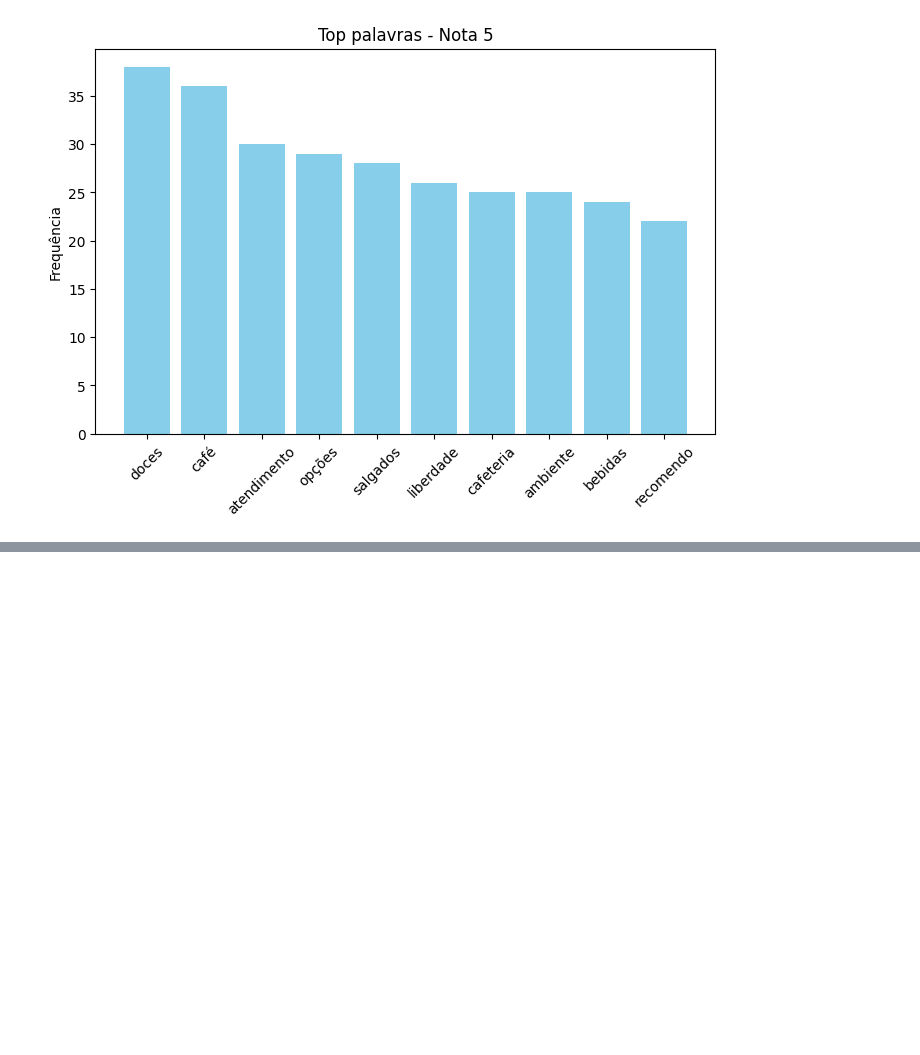
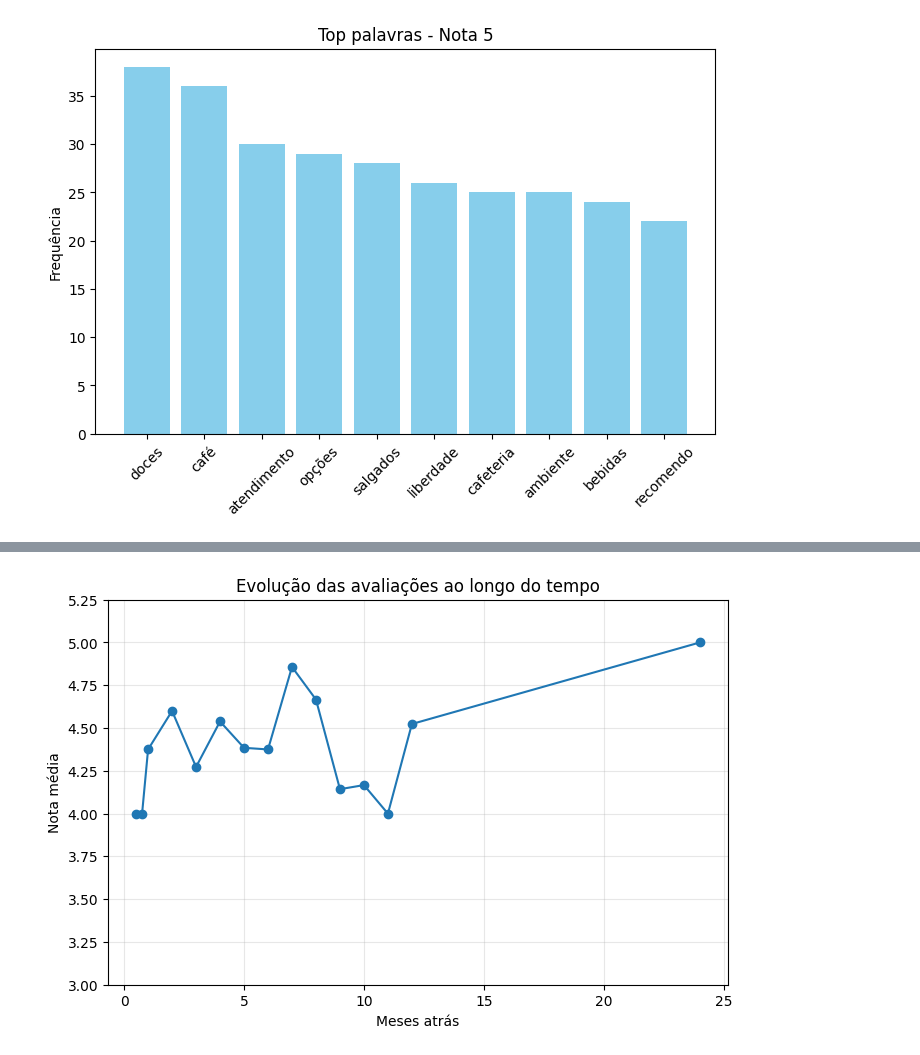
Before and after one commit to mariioka/projAPIPLN, a Jupyter notebook: notebooks/analiseAvaliacoes.ipynb, the cells around one changed output, grey strips where cells are left out. Saved outputs shown, nothing was run; the diff lists cells and outputs as text; code cells hidden in the pictures; blank space fills up the shorter version.

```diff
--- a/notebooks/analiseAvaliacoes.ipynb
+++ b/notebooks/analiseAvaliacoes.ipynb
@@ -240,0 +264,2 @@ for nota in sorted(df['Nota'].unique()):
+# %%
+df['meses_atras'] = df['HaQuantoTempo'].apply(converter_data)
@@ -241,2 +287,22 @@ for nota in sorted(df['Nota'].unique()):
+# %%
+media_tempo = df.groupby('meses_atras')['Nota'].mean()
+
+media_tempo = media_tempo.sort_index()
+
+plt.figure(figsize=(8,5))
+
+plt.plot(media_tempo.index, media_tempo.values, marker='o')
+
+plt.xlabel("Meses atrás")
+plt.ylabel("Nota média")
+plt.title("Evolução das avaliações ao longo do tempo")
+
+plt.ylim(3, 5.25)
+
+plt.grid(alpha=0.3)
+
+plt.show()
+# %% [output]
+[figure, added]
 # %%
 df.to_csv("dataset89coffee_tratado.csv", index=False)
```
Also changed, not shown: parts of 4 cells of this notebook, 1 other file.
